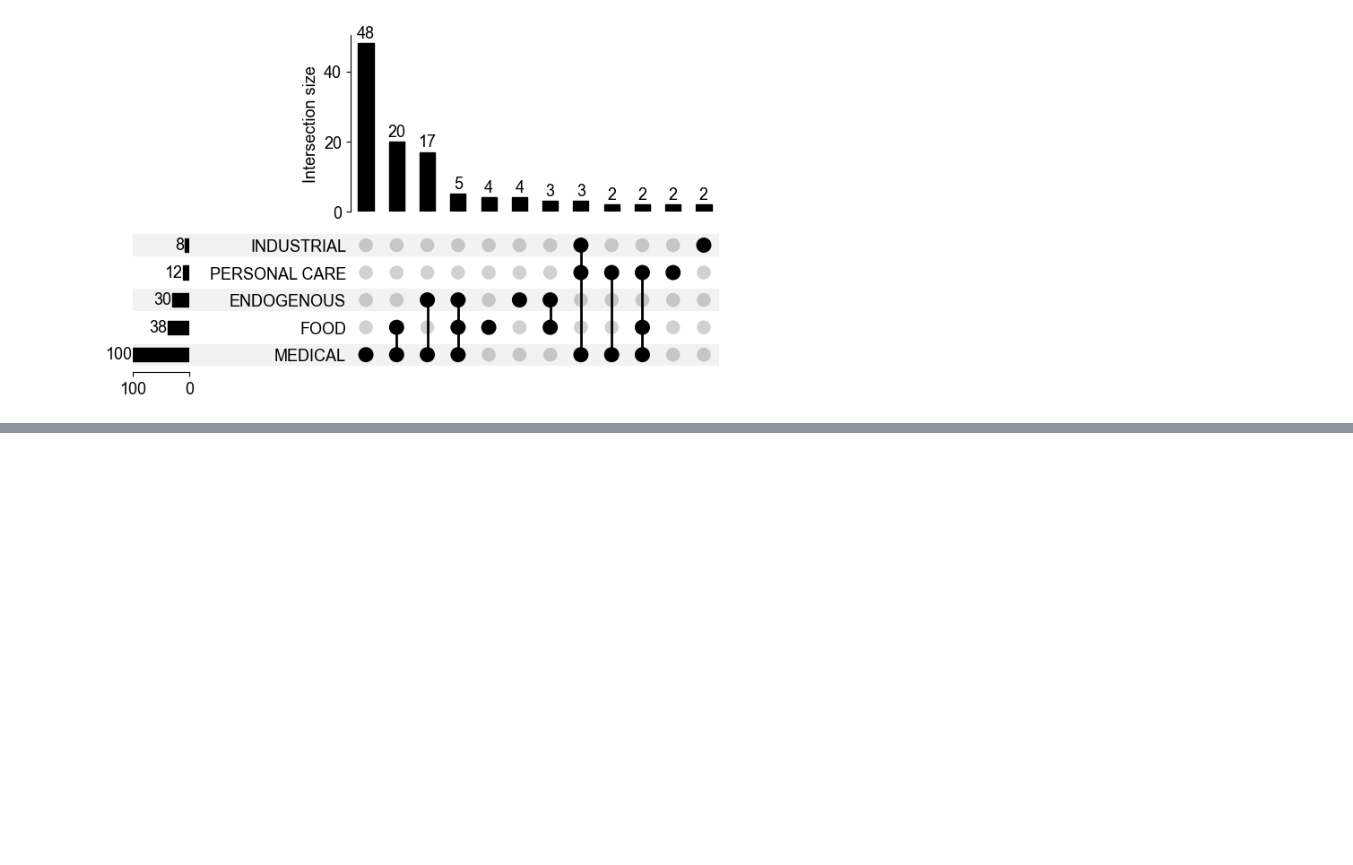
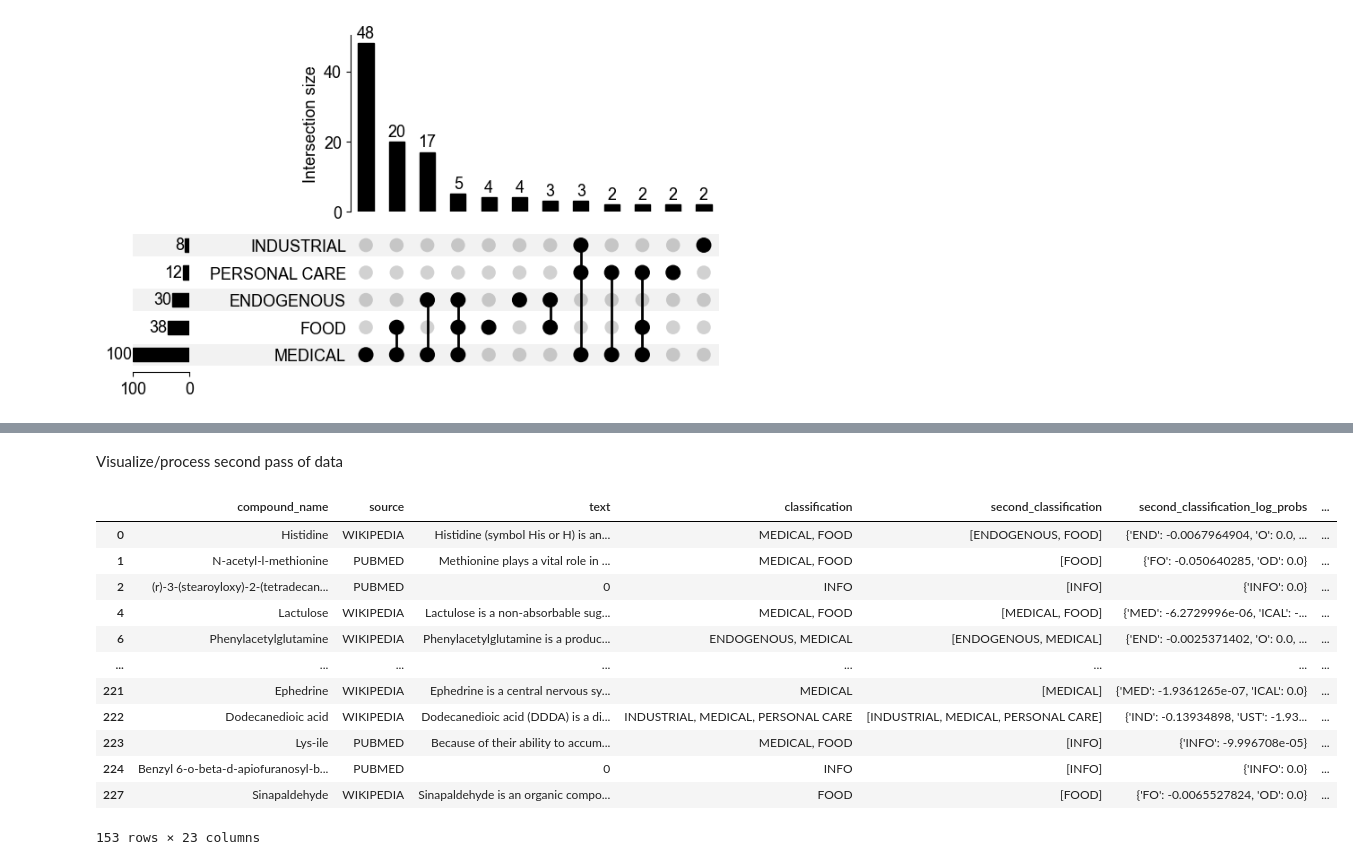
Before and after one commit to prajitrr/rosmap_dataset_analysis, a Jupyter notebook: data_visualization.ipynb, the cells around one changed output, grey strips where cells are left out. Cells and saved outputs as stored; diff of their text form; code cells hidden in the pictures; blank space fills up the shorter version.

Commit message:
Added additional analysis of second round of data

```diff
--- a/data_visualization.ipynb
+++ b/data_visualization.ipynb
@@ -159,0 +118,42 @@ adrc_cs_data_with_text = adrc_cs_data_with_text[adrc_cs_data_with_text["classifi
+# %% [markdown]
+Visualize/process second pass of data
+# %%
+adrc_cs_data_second_pass_path = "./data_out/adrc_complete_final_second_pass.tsv"
+dust_cs_data_second_pass_path = "./data_out/dust_complete_final_second_pass.tsv"
+iss_cs_data_second_pass_path = "./data_out/iss_complete_final_second_pass.tsv"
+rosmap_cs_data_second_pass_path = "./data_out/rosmap_data_final_output_second_pass.tsv"
+
+adrc_cs_data_second_pass = pd.read_csv(adrc_cs_data_second_pass_path, sep="\t", index_col=0,)
+adrc_cs_data_second_pass["second_classification_log_probs"] = adrc_cs_data_second_pass["second_classification_log_probs"].apply(lambda x: literal_eval(x))
+dust_cs_data_second_pass = pd.read_csv(dust_cs_data_second_pass_path, sep="\t", index_col=0)
+dust_cs_data_second_pass["second_classification_log_probs"] = dust_cs_data_second_pass["second_classification_log_probs"].apply(lambda x: literal_eval(x))
+iss_cs_data_second_pass = pd.read_csv(iss_cs_data_second_pass_path, sep="\t", index_col=0)
+iss_cs_data_second_pass["second_classification_log_probs"] = iss_cs_data_second_pass["second_classification_log_probs"].apply(lambda x: literal_eval(x))
+rosmap_cs_data_second_pass = pd.read_csv(rosmap_cs_data_second_pass_path, sep="\t", index_col=0)
+rosmap_cs_data_second_pass["second_classification_log_probs"] = rosmap_cs_data_second_pass["second_classification_log_probs"].apply(lambda x: literal_eval(x))
+# %%
+adrc_cs_data_second_pass["second_classification_class_probs"] = adrc_cs_data_second_pass["second_classification_log_probs"].apply(lambda x: evaluate_probs(x))
+dust_cs_data_second_pass["second_classification_class_probs"] = dust_cs_data_second_pass["second_classification_log_probs"].apply(lambda x: evaluate_probs(x))
+iss_cs_data_second_pass["second_classification_class_probs"] = iss_cs_data_second_pass["second_classification_log_probs"].apply(lambda x: evaluate_probs(x))
+rosmap_cs_data_second_pass["second_classification_class_probs"] = rosmap_cs_data_second_pass["second_classification_log_probs"].apply(lambda x: evaluate_probs(x))
+# %%
+adrc_cs_data_second_pass = cs_output_to_upset_probs(adrc_cs_data_second_pass, "second_classification", "second_classification_class_probs")
+iss_cs_data_second_pass = cs_output_to_upset_probs(iss_cs_data_second_pass, "second_classification", "second_classification_class_probs")
+dust_cs_data_second_pass = cs_output_to_upset_probs(dust_cs_data_second_pass, "second_classification", "second_classification_class_probs")
+rosmap_cs_data_second_pass = cs_output_to_upset_probs(rosmap_cs_data_second_pass, "second_classification", "second_classification_class_probs")
+# %%
+rosmap_cs_data_second_pass
+# %% [output]
+|  | compound_name | source | text | classification | second_classification | second_classification_log_probs | ... |
+| 0 | Histidine | WIKIPEDIA | Histidine (symbol His or H) is an... | MEDICAL, FOOD | [ENDOGENOUS, FOOD] | {'END': -0.0067964904, 'O': 0.0, ... | ... |
+| 1 | N-acetyl-l-methionine | PUBMED | Methionine plays a vital role in ... | MEDICAL, FOOD | [FOOD] | {'FO': -0.050640285, 'OD': 0.0} | ... |
+| 2 | (r)-3-(stearoyloxy)-2-(tetradecan... | PUBMED | 0 | INFO | [INFO] | {'INFO': 0.0} | ... |
+| 4 | Lactulose | WIKIPEDIA | Lactulose is a non-absorbable sug... | MEDICAL, FOOD | [MEDICAL, FOOD] | {'MED': -6.2729996e-06, 'ICAL': -... | ... |
+| 6 | Phenylacetylglutamine | WIKIPEDIA | Phenylacetylglutamine is a produc... | ENDOGENOUS, MEDICAL | [ENDOGENOUS, MEDICAL] | {'END': -0.0025371402, 'O': 0.0, ... | ... |
+| ... | ... | ... | ... | ... | ... | ... | ... |
+| 221 | Ephedrine | WIKIPEDIA | Ephedrine is a central nervous sy... | MEDICAL | [MEDICAL] | {'MED': -1.9361265e-07, 'ICAL': 0.0} | ... |
+| 222 | Dodecanedioic acid | WIKIPEDIA | Dodecanedioic acid (DDDA) is a di... | INDUSTRIAL, MEDICAL, PERSONAL CARE | [INDUSTRIAL, MEDICAL, PERSONAL CARE] | {'IND': -0.13934898, 'UST': -1.93... | ... |
+| 223 | Lys-ile | PUBMED | Because of their ability to accum... | MEDICAL, FOOD | [INFO] | {'INFO': -9.996708e-05} | ... |
+| 224 | Benzyl 6-o-beta-d-apiofuranosyl-b... | PUBMED | 0 | INFO | [INFO] | {'INFO': 0.0} | ... |
+| 227 | Sinapaldehyde | WIKIPEDIA | Sinapaldehyde is an organic compo... | FOOD | [FOOD] | {'FO': -0.0065527824, 'OD': 0.0} | ... |
+153 rows × 23 columns
```
Also changed, not shown: parts of 4 cells of this notebook, 7 other files.
